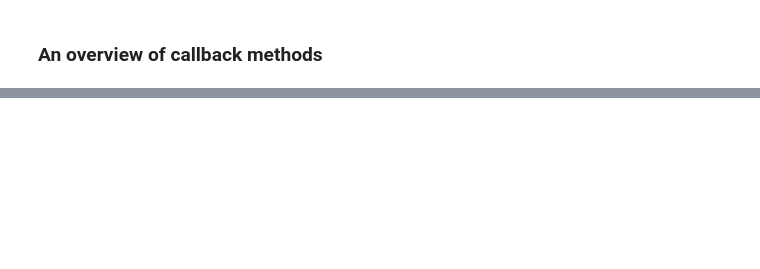
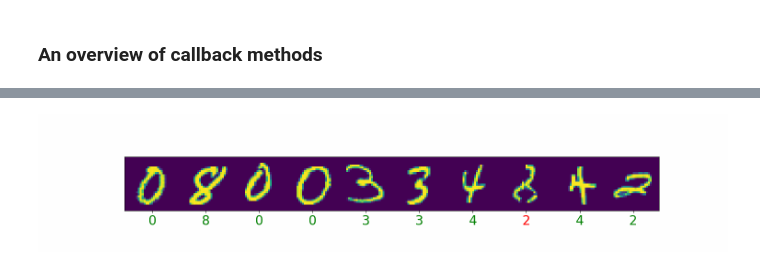
Before and after one commit to NiloufarRahimizadeh/Coursera-TensorFlow-Advanced-Techniques-Specialization, a Jupyter notebook: course1/week5/Lab/C1_W5_Lab_2_custom_callbacks.ipynb, the cells around one changed output, grey strips where cells are left out. Drawn from its saved outputs; the diff is of its cells as text; code cells hidden in the pictures; blank space fills up the shorter version.

```diff
--- a/course1/week5/Lab/C1_W5_Lab_2_custom_callbacks.ipynb
+++ b/course1/week5/Lab/C1_W5_Lab_2_custom_callbacks.ipynb
@@ -114,0 +140,21 @@ class DetectiveOverfittingCallback(tf.keras.callbacks.Callback):
+# %%
+# Visualization utilities
+plt.rc('font', size=20)
+plt.rc('figure', figsize=(15, 3))
+
+def display_digits(inputs, outputs, ground_truth, epoch, n=10):
+    plt.clf()
+
+    plt.yticks([])
+    plt.grid(None)
+    inputs = np.reshape(inputs, [n, 28, 28])
+    inputs = np.swapaxes(inputs, 0, 1)
+    inputs = np.reshape(inputs, [28, 28*n])
+    plt.imshow(inputs)
+    plt.xticks([28*x+14 for x in range(n)], outputs)
+    for i,t in enumerate(plt.gca().xaxis.get_ticklabels()):
+        if outputs[i] == ground_truth[i]:
+            t.set_color('green')
+        else:
+            t.set_color('red')
+    plt.grid(None)
@@ -114,0 +192,2 @@ class DetectiveOverfittingCallback(tf.keras.callbacks.Callback):
+# %%
+GIF_PATH = './animation.gif'
@@ -114,0 +227,7 @@ class DetectiveOverfittingCallback(tf.keras.callbacks.Callback):
+# %%
+SCALE = 60
+
+# FYI, the format is set to PNG here to bypass checks for acceptable embeddings
+IPyImage(GIF_PATH, format='png', width=15 * SCALE, height=3 * SCALE)
+# %% [output]
+[figure, added]
```
Also changed, not shown: parts of 12 cells of this notebook, 1 other file.
